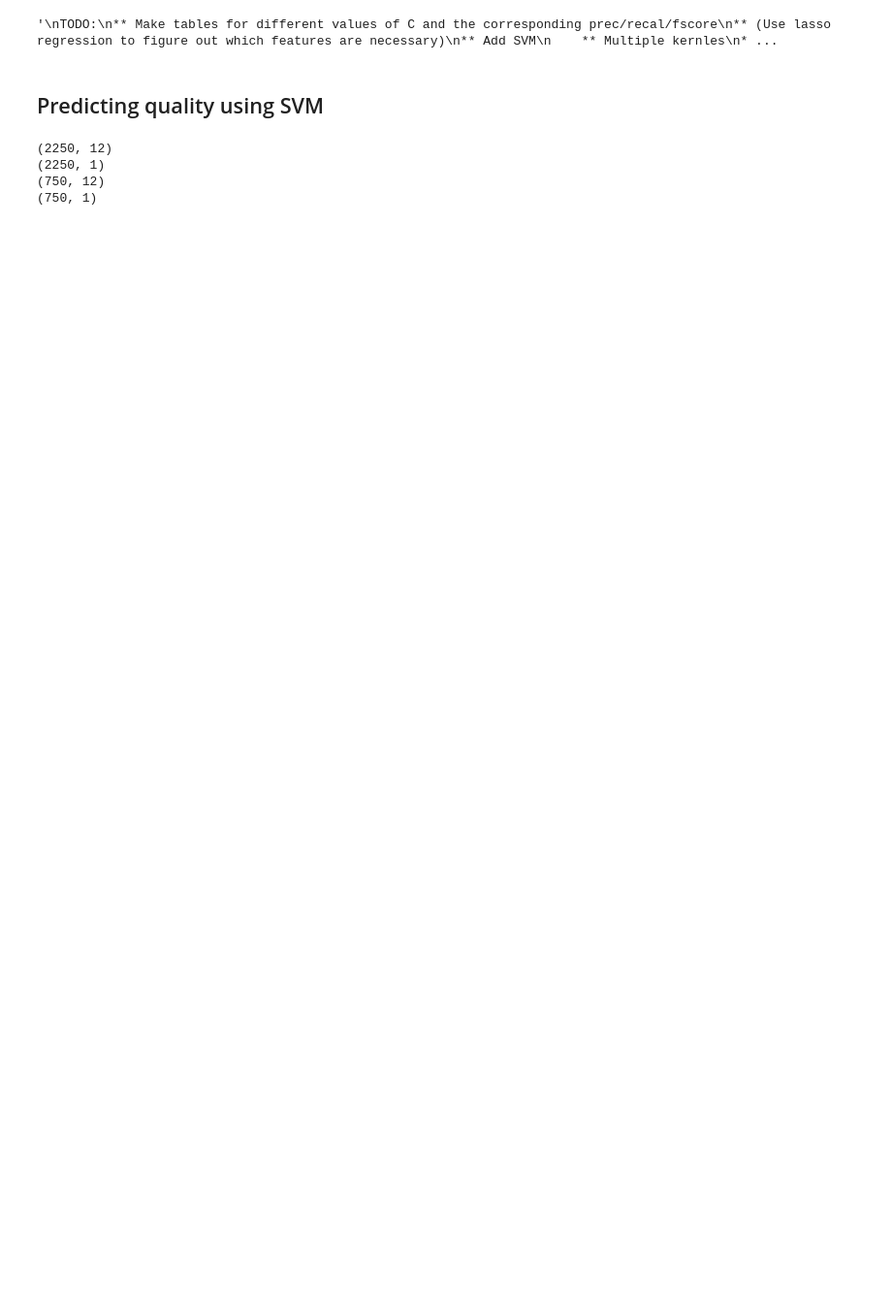
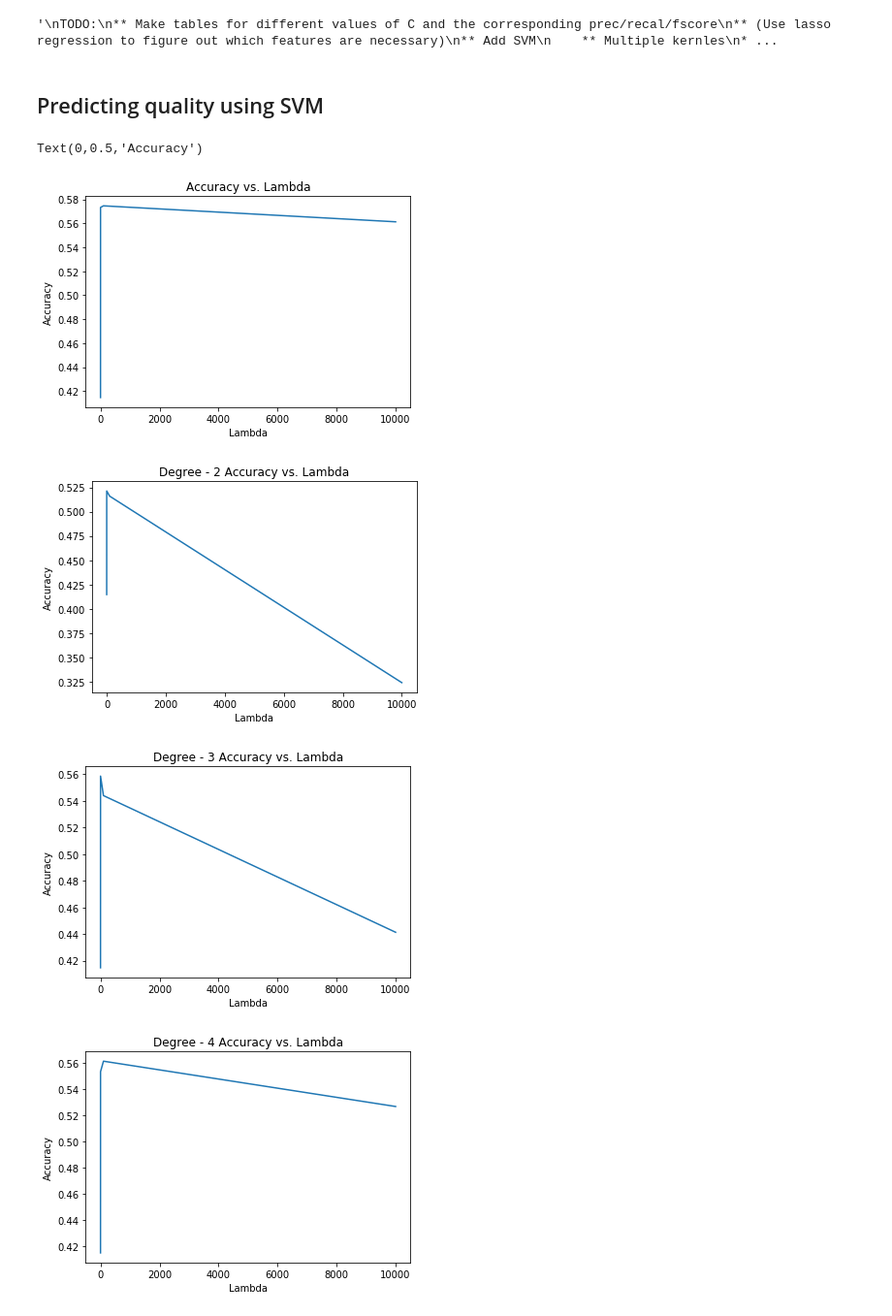
Before and after one commit to jonnysassoon/Mark-and-Jonny-ML-Project, a Jupyter notebook: Predicting Wine Type.ipynb, the cells around one changed output. Shown: that part at 97% size. Saved outputs shown, nothing was run; the diff lists cells and outputs as text; code cells hidden in the pictures; blank space fills up the shorter version.

```diff
--- a/Predicting Wine Type.ipynb
+++ b/Predicting Wine Type.ipynb
@@ -289,6 +310,10 @@ TODO:
 # %% [markdown]
 ## Predicting quality using SVM
 # %%
+"""
+TODO:
+** maybe just make the data selector into a fucntion where you can choose the axis you want to predict.
+"""
 red_y = red[:, -2] # select the quality column
 white_y = white[:, -2]
 red_y = np.reshape(red_y, (len(red_y), 1))
@@ -303,12 +328,10 @@ x_scale = preprocessing.scale(x)
 # Combine y's from red and white into a single vector
 y = np.vstack((red_y, white_y))
 x_train, x_test, y_train, y_test = train_test_split(x_scale, y)
-print(x_train.shape)
-print(y_train.shape)
-print(x_test.shape)
-print(y_test.shape)
-# %% [output]
-(2250, 12)
-(2250, 1)
-(750, 12)
-(750, 1)
+# %%
+def runSVM(x_train, y_train, x_test, y_test, m_i = -1, c = 1, k = "rbf", deg = 3):
+    clf = svm.SVC(C = c, kernel = k, degree = deg, max_iter = m_i)
+    clf.fit(x_train, y_train)
+    acc = clf.score(x_test, y_test)
+    prec , recal , fscore,_ = precision_recall_fscore_support(y_test, y_hat)
+    return acc, prec , recal , fscore,_
@@ -314,0 +390,38 @@ print(y_test.shape)
+# %%
+x_label = "Lambda"
+y_label = "Accuracy"
+
+rbf_accs = [rbf_results[C]["acc"] for C in Cs]
+plt.figure(0)
+plt.plot(Cs, rbf_accs)
+plt.title(y_label + " vs. " + x_label)
+plt.xlabel(x_label)
+plt.ylabel(y_label)
+
+for i in range(len(degrees)):
+    poly_accs = [poly_results[degrees[i]][C]["acc"] for C in Cs]
+    plt.figure(i+1)
+    plt.plot(Cs, poly_accs)
+    plt.title("Degree - " + str(degrees[i]) + " " + y_label + " vs. " + x_label)
+    plt.xlabel(x_label)
+    plt.ylabel(y_label)
+
+linear_accs = [linear_results[C]["acc"] for C in Cs]
+plt.figure(i+2)
+plt.plot(Cs, linear_accs)
+plt.title(y_label + " vs. " + x_label)
+plt.xlabel(x_label)
+plt.ylabel(y_label)
+
+sigmoid_accs = [sigmoid_results[C]["acc"] for C in Cs]
+plt.figure(i+3)
+plt.plot(Cs, sigmoid_accs)
+plt.title(y_label + " vs. " + x_label)
+plt.xlabel(x_label)
+plt.ylabel(y_label)
+# %% [output]
+Text(0,0.5,'Accuracy')
+[figure, added]
+[figure, added]
+[figure, added]
+[figure, added]
```
Also changed, not shown: parts of 5 cells of this notebook.
